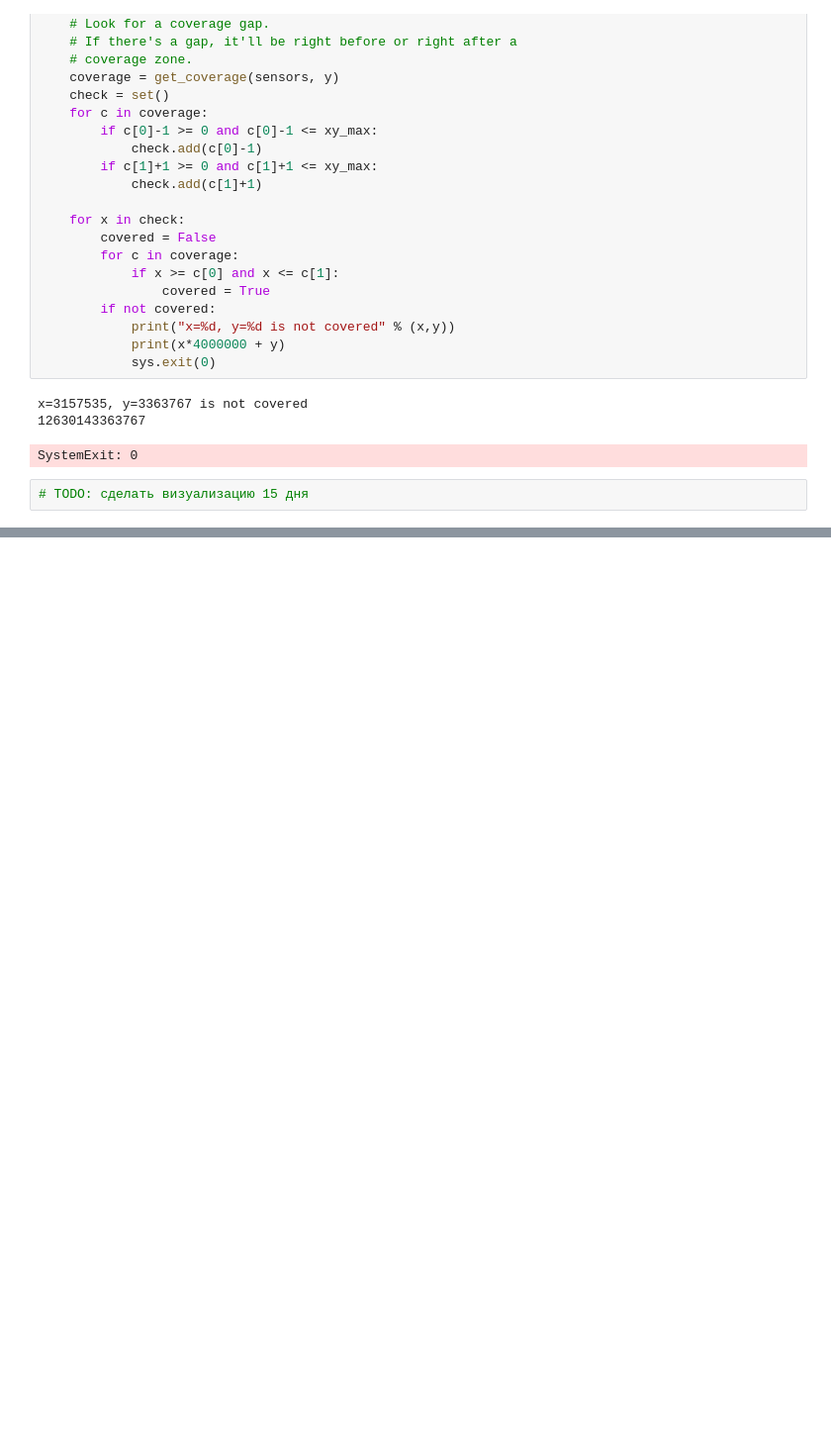
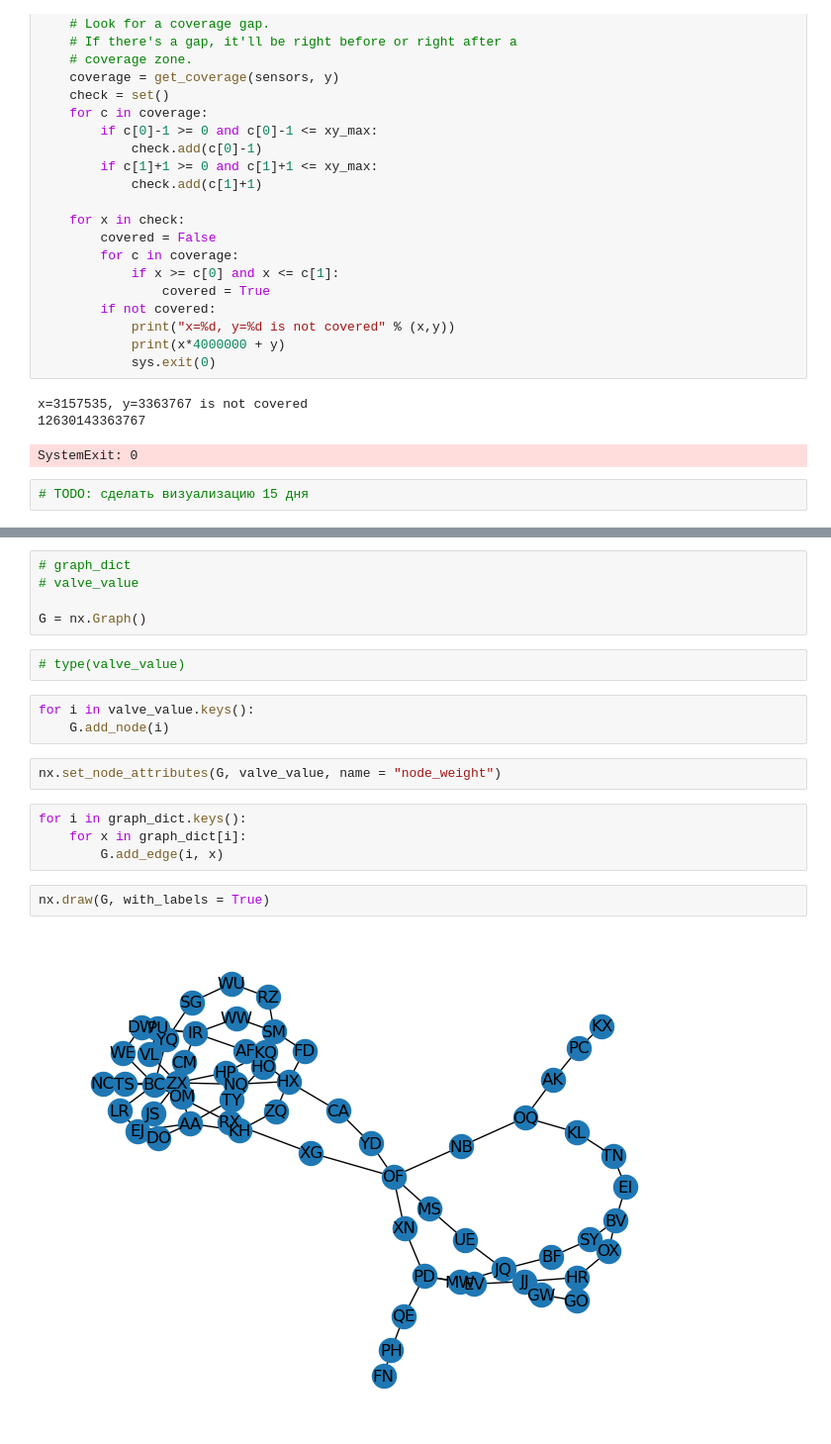
Before and after one commit to ilyinss/advent_of_code, a Jupyter notebook: 2022/2022.ipynb, the cells around one changed output, grey strips where cells are left out. Shown: that part at 99% size. Cells and saved outputs as stored; diff of their text form; blank space fills up the shorter version.

```diff
--- a/2022/2022.ipynb
+++ b/2022/2022.ipynb
@@ -5894,0 +3879,20 @@ SystemExit: 0
+# %%
+# graph_dict
+# valve_value
+
+G = nx.Graph()
+# %%
+# type(valve_value)
+# %%
+for i in valve_value.keys():
+    G.add_node(i)
+# %%
+nx.set_node_attributes(G, valve_value, name = "node_weight")
+# %%
+for i in graph_dict.keys():
+    for x in graph_dict[i]:
+        G.add_edge(i, x)
+# %%
+nx.draw(G, with_labels = True)
+# %% [output]
+[figure, added]
```
Also changed, not shown: parts of 20 cells of this notebook, 2 other files.
